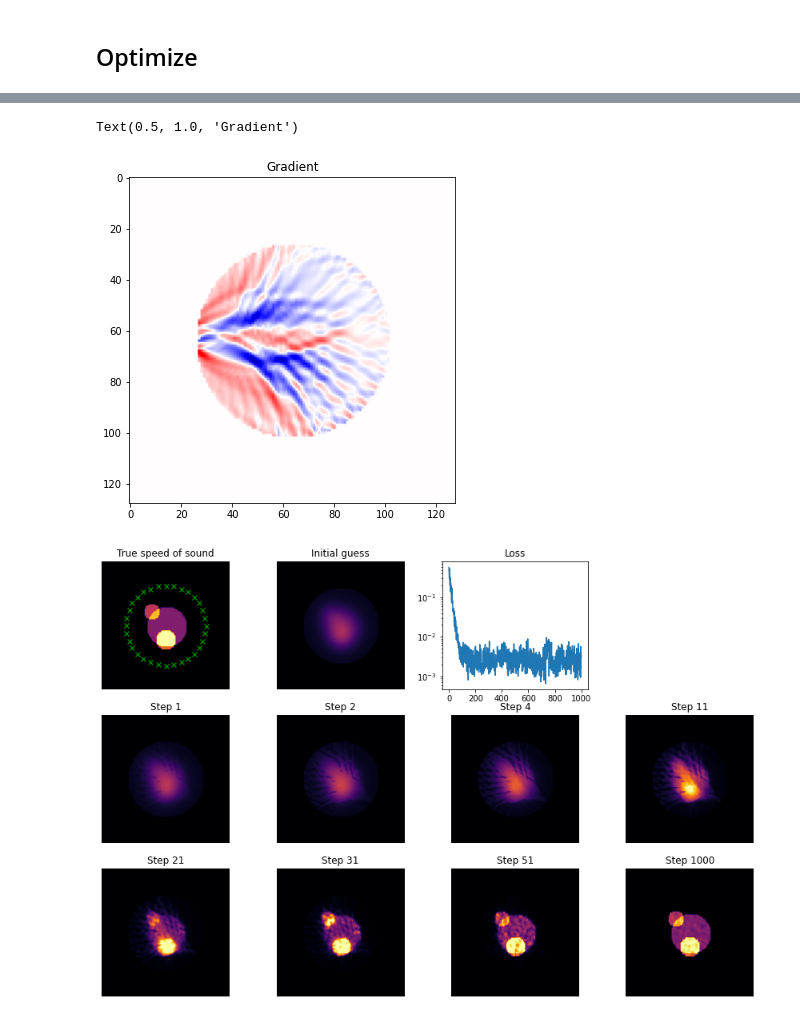
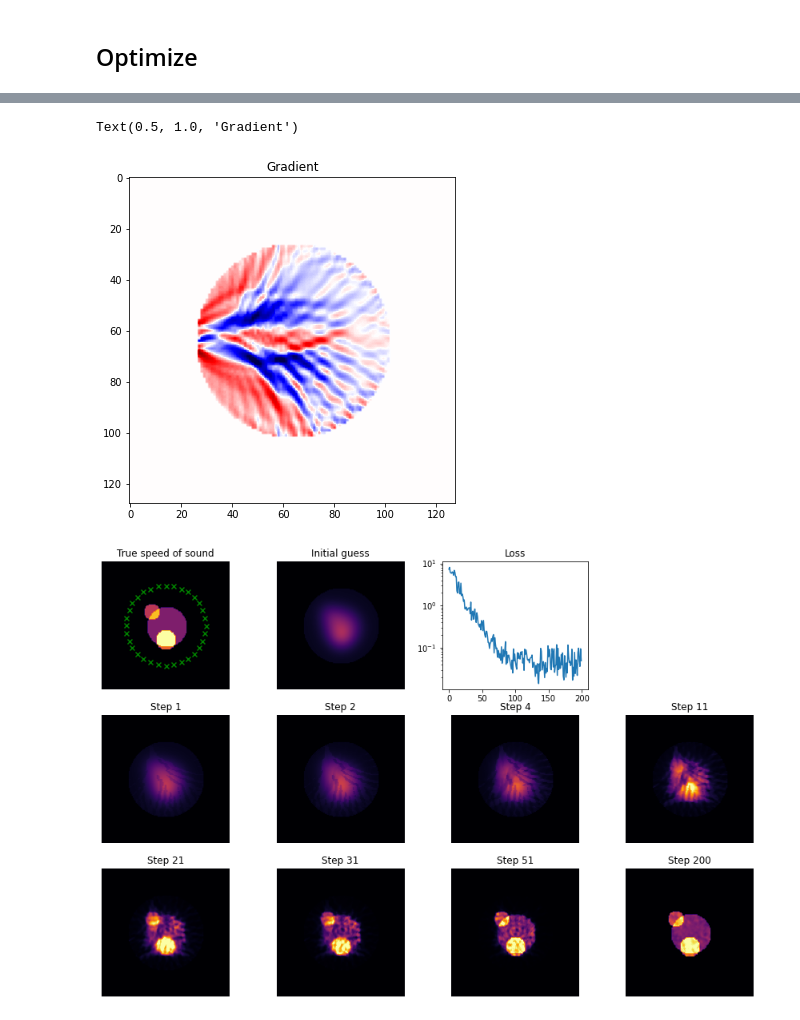
Before and after one commit to ucl-bug/jwave, a Jupyter notebook: docs/examples/FWI.ipynb, the cells around one changed output, grey strips where cells are left out. Saved outputs shown, nothing was run; the diff lists cells and outputs as text; code cells hidden in the pictures.

```diff
--- a/docs/examples/FWI.ipynb
+++ b/docs/examples/FWI.ipynb
@@ -186,10 +189,10 @@ print(loss)
 # %%
 plt.figure(figsize=(8,6))
-plt.imshow(gradient, cmap="seismic", vmin=-.002, vmax=.002)
+plt.imshow(gradient, cmap="seismic", vmin=-.02, vmax=.02)
 plt.title("Gradient")
 # %% [output]
 Text(0.5, 1.0, 'Gradient')
-[figure, old version]
+[figure, new version]
 # %%
 losshistory = []
 reconstructions = []
@@ -225,7 +228,7 @@ true_sos = sound_speed
 fig, axes = plt.subplots(3,4, figsize=(15,10))
 
 k = 0
-recs = [0, 1, 3, 10, 20, 30, 50, 999]
+recs = [0, 1, 3, 10, 20, 30, 50, 199]
 for row in range(3):
     for col in range(4):
         if k ==0:
@@ -249,4 +252,4 @@ for row in range(3):
             axes[row,col].set_title("Step {}".format(recs[k-4]+1))
         k += 1
 # %% [output]
-[figure, old version]
+[figure, new version]
```
Also changed, not shown: parts of 4 cells of this notebook, 17 other files.
